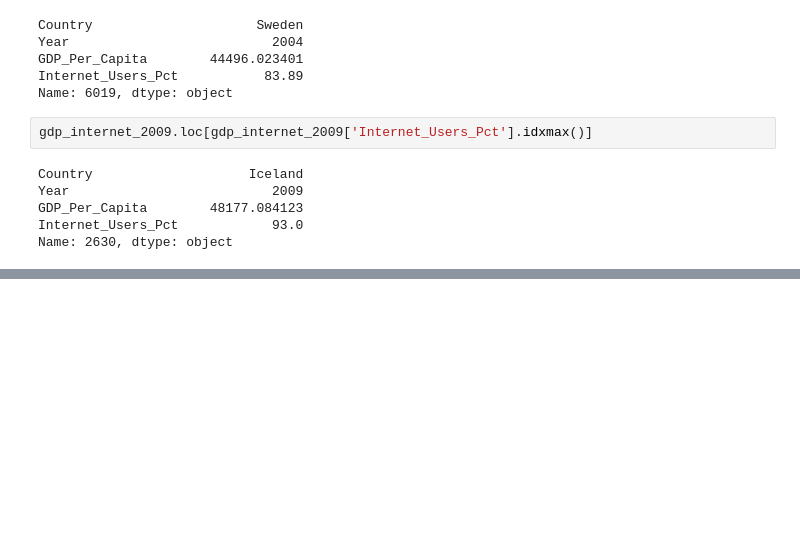
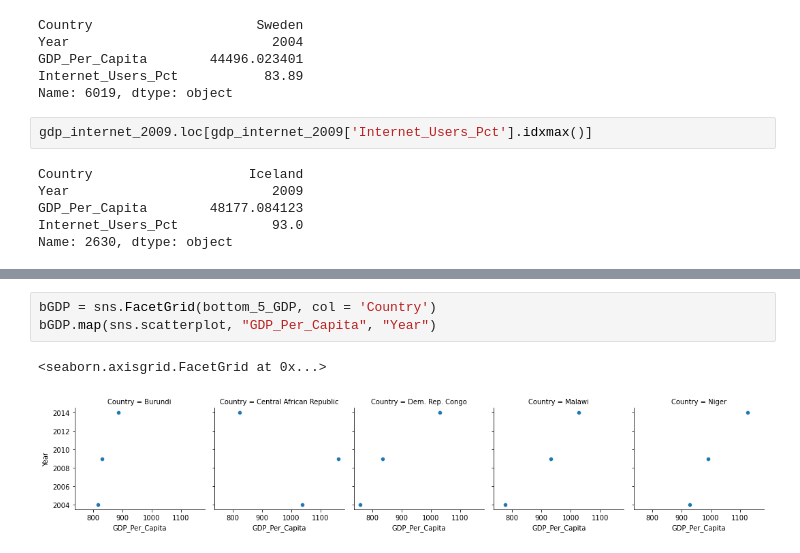
Before and after one commit to NSS-Data-Analytics-Cohort-7/gdp-and-internet-usage-matt-botschner, a Jupyter notebook: Notebook/Gross_Domestic_Product_and_Internet_Usage.ipynb, the cells around one changed output, grey strips where cells are left out. Saved outputs shown, nothing was run; the diff lists cells and outputs as text; blank space fills up the shorter version.

```diff
--- a/Notebook/Gross_Domestic_Product_and_Internet_Usage.ipynb
+++ b/Notebook/Gross_Domestic_Product_and_Internet_Usage.ipynb
@@ -510,0 +500,6 @@ Central African Republic suffered from a civil war in 2012.
+# %%
+bGDP = sns.FacetGrid(bottom_5_GDP, col = 'Country')
+bGDP.map(sns.scatterplot, "GDP_Per_Capita", "Year")
+# %% [output]
+<seaborn.axisgrid.FacetGrid at 0x...>
+[figure, added]
```
Also changed, not shown: parts of 75 cells of this notebook.
